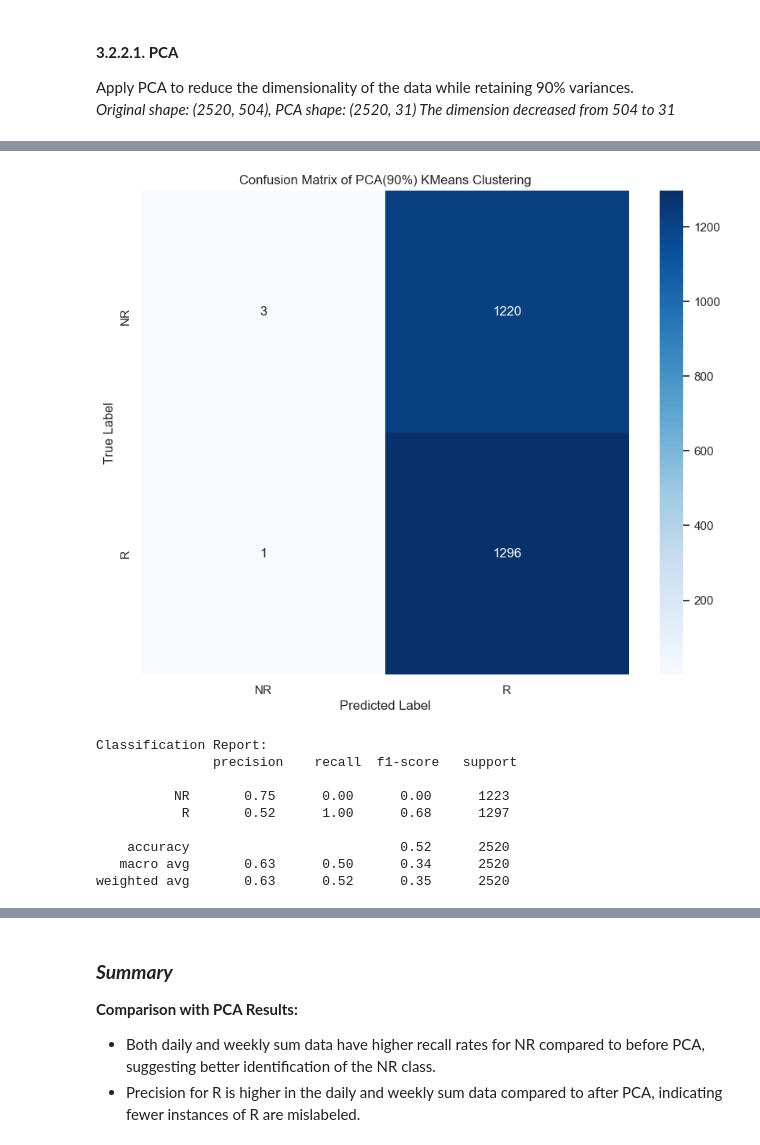
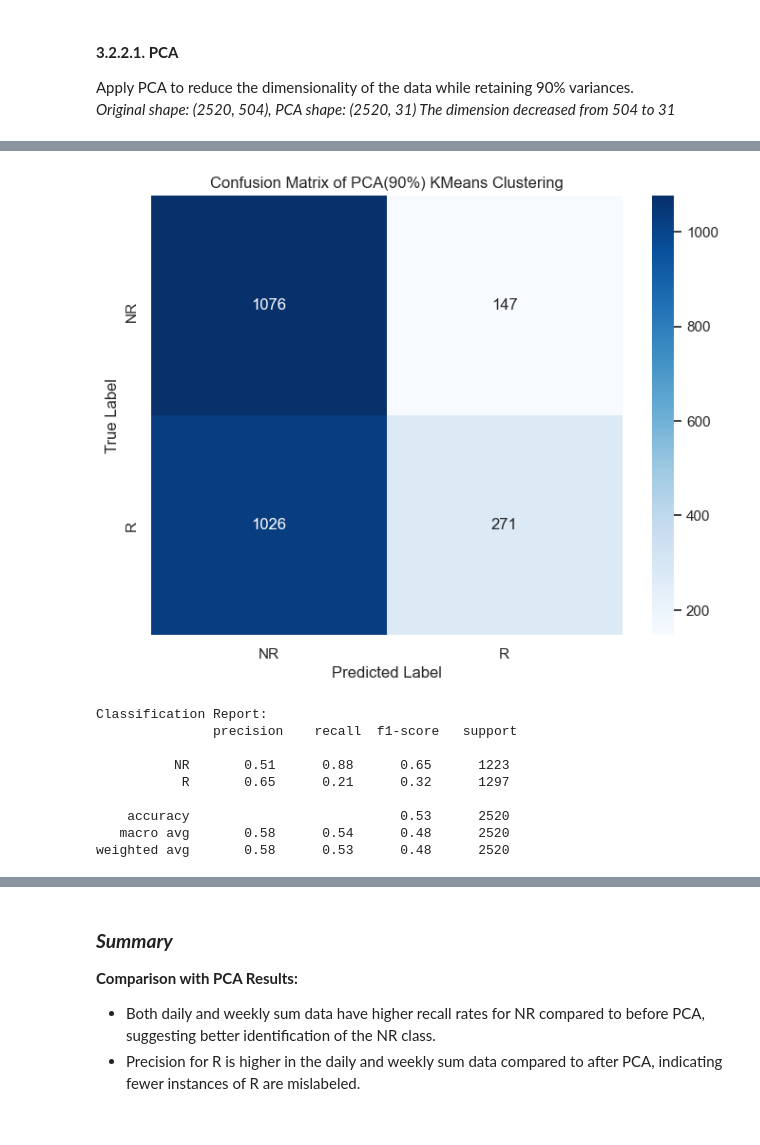
Before and after one commit to MengqiLI0907/Advanced-Spatial-Analysis, a Jupyter notebook: Assignment1.ipynb, the cells around one changed output, grey strips where cells are left out. Saved outputs shown, nothing was run; the diff lists cells and outputs as text; code cells hidden in the pictures.

```diff
--- a/Assignment1.ipynb
+++ b/Assignment1.ipynb
@@ -290,7 +329,7 @@ print("check the original_data",original_data.shape)
 check the original_data (2520, 504)
 # %%
 # List of k values
-k_values = range(2, 30)
+k_values = range(2, 50)
 
 # List of withinss values
 withinss_values = []
@@ -316,6 +357,6 @@ plt.show()
 # %%
 # Fit the KMeans model
-best_original_k = 15
+best_original_k = 12
 kmeans = KMeans(n_clusters=best_original_k, random_state=42)
 kmeans.fit(original_data)
 
@@ -342,7 +383,7 @@ conf_matrix = confusion_matrix(data['label'], mapped_predicted_labels)
 class_report = classification_report(data['label'], mapped_predicted_labels)
 
 # Plot the confusion matrix
-plt.figure(figsize=(6, 6))
+plt.figure(figsize=(8, 6))
 sns.heatmap(conf_matrix, annot=True, fmt='d', cmap='Blues',
             xticklabels=np.unique(data['label']),
             yticklabels=np.unique(data['label']))
@@ -416,5 +457,5 @@ Original shape: (2520, 504), PCA shape: (2520, 31)
 # %%
-best_pca_k = 10
+best_pca_k = 18
 # Now, apply k-means clustering on the PCA-reduced data
 kmeans_pca = KMeans(n_clusters= best_pca_k, random_state=42)
 kmeans_pca.fit(X_pca)
@@ -422,41 +463,41 @@ predicted_labels_pca = kmeans_pca.predict(X_pca)
 
 # Create the mapping from predicted cluster labels to actual labels
 label_mapping_pca = {}
 for cluster_id in np.unique(predicted_labels_pca):
     cluster_indices = (predicted_labels_pca == cluster_id)
     if cluster_indices.any():  # Ensure there's at least one point in the cluster
         real_labels = data.loc[cluster_indices, 'label']
         if not real_labels.empty:
             most_common_label = mode(real_labels).mode[0]
             label_mapping_pca[cluster_id] = most_common_label
         else:
             label_mapping_pca[cluster_id] = 'Unknown'
             print(f"No real labels in cluster {cluster_id}")
 
 # Handle any unexpected cluster labels by defaulting to 'Unknown'
 mapped_predicted_labels = [label_mapping_pca.get(label, 'Unknown') for label in predicted_labels_pca]
 
 conf_matrix = confusion_matrix(data['label'], mapped_predicted_labels)
 class_report = classification_report(data['label'], mapped_predicted_labels)
 # Plot the confusion matrix
-plt.figure(figsize=(10, 8))
+plt.figure(figsize=(8, 6))
 sns.heatmap(conf_matrix, annot=True, fmt='d', cmap='Blues',
             xticklabels=np.unique(data['label']),
             yticklabels=np.unique(data['label']))
 plt.xlabel('Predicted Label')
 plt.ylabel('True Label')
 plt.title('Confusion Matrix of PCA(90%) KMeans Clustering')
 plt.show()
 
 print("Classification Report:\n", class_report)
 # %% [output]
-[figure, old version]
+[figure, new version]
 Classification Report:
                precision    recall  f1-score   support
 
-          NR       0.75      0.00      0.00      1223
-           R       0.52      1.00      0.68      1297
+          NR       0.51      0.88      0.65      1223
+           R       0.65      0.21      0.32      1297
 
-    accuracy                           0.52      2520
-   macro avg       0.63      0.50      0.34      2520
-weighted avg       0.63      0.52      0.35      2520
+    accuracy                           0.53      2520
+   macro avg       0.58      0.54      0.48      2520
+weighted avg       0.58      0.53      0.48      2520
```
Also changed, not shown: parts of 38 cells of this notebook, 3 other files.
